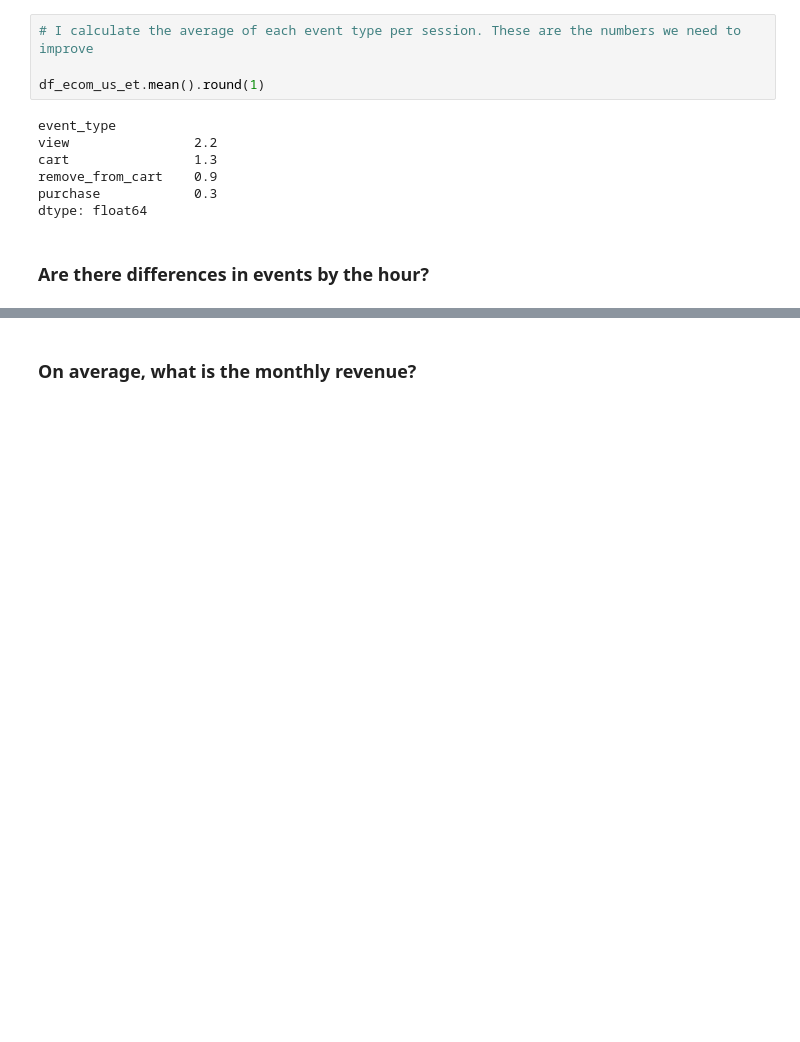
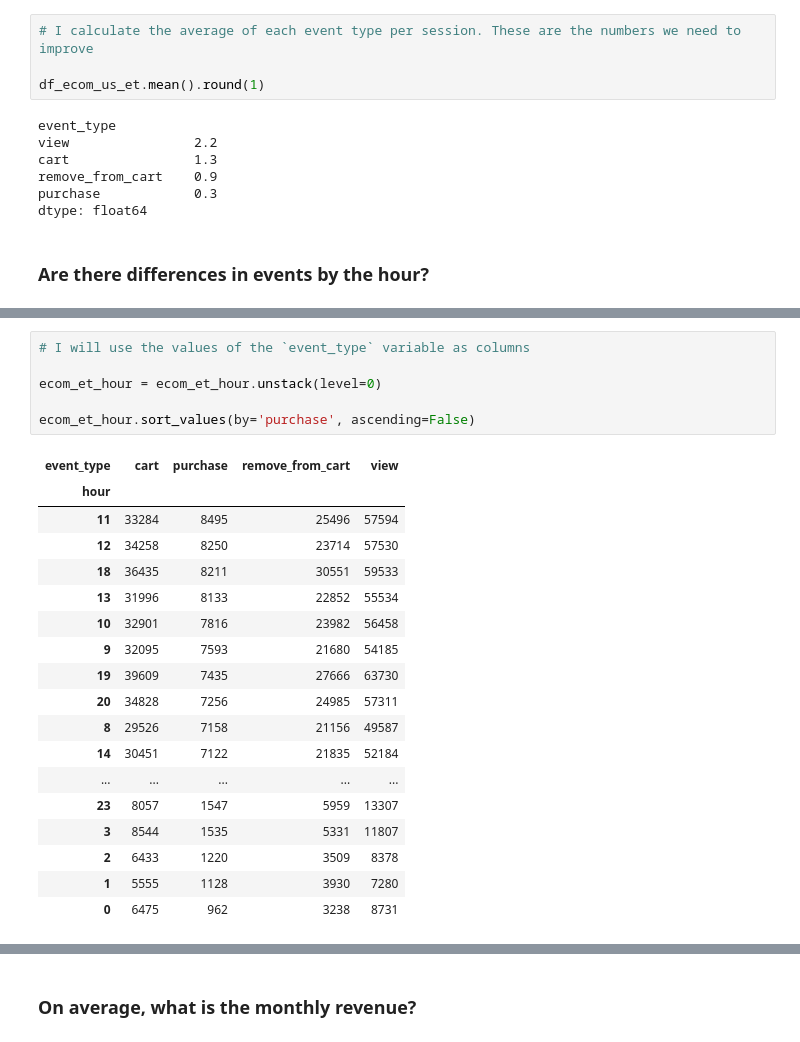
Before and after one commit to javierlopezm/Optimizacion_Ecommerce, a Jupyter notebook: Optimizacion_Ecommerce.ipynb, the cells around one changed output, grey strips where cells are left out. Cells and saved outputs as stored; diff of their text form; blank space fills up the shorter version.

```diff
--- a/Optimizacion_Ecommerce.ipynb
+++ b/Optimizacion_Ecommerce.ipynb
@@ -470,0 +487,25 @@ dtype: float64
+# %%
+# I will use the values of the `event_type` variable as columns
+
+ecom_et_hour = ecom_et_hour.unstack(level=0)
+
+ecom_et_hour.sort_values(by='purchase', ascending=False)
+# %% [output]
+| event_type | cart | purchase | remove_from_cart | view |
+| hour |  |  |  |  |
+| 11 | 33284 | 8495 | 25496 | 57594 |
+| 12 | 34258 | 8250 | 23714 | 57530 |
+| 18 | 36435 | 8211 | 30551 | 59533 |
+| 13 | 31996 | 8133 | 22852 | 55534 |
+| 10 | 32901 | 7816 | 23982 | 56458 |
+| 9 | 32095 | 7593 | 21680 | 54185 |
+| 19 | 39609 | 7435 | 27666 | 63730 |
+| 20 | 34828 | 7256 | 24985 | 57311 |
+| 8 | 29526 | 7158 | 21156 | 49587 |
+| 14 | 30451 | 7122 | 21835 | 52184 |
+| ... | ... | ... | ... | ... |
+| 23 | 8057 | 1547 | 5959 | 13307 |
+| 3 | 8544 | 1535 | 5331 | 11807 |
+| 2 | 6433 | 1220 | 3509 | 8378 |
+| 1 | 5555 | 1128 | 3930 | 7280 |
+| 0 | 6475 | 962 | 3238 | 8731 |
```
Also changed, not shown: parts of 13 cells of this notebook.
